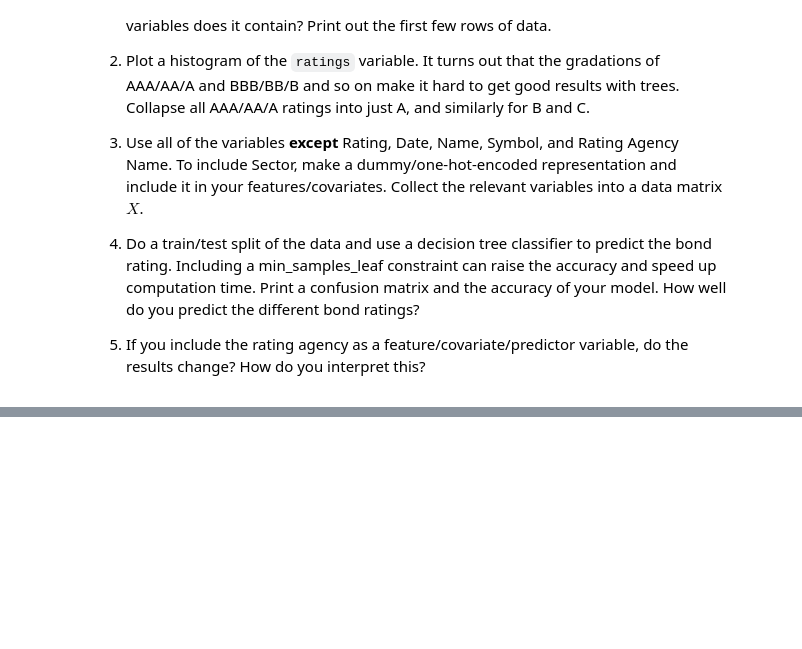
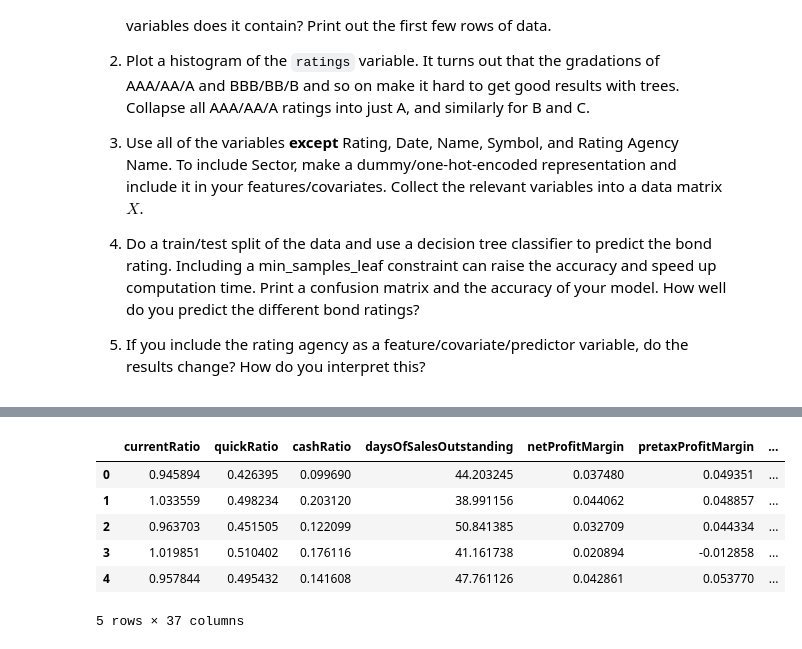
Before and after one commit to miacachion/trees_assignment, a Jupyter notebook: assignment.ipynb, the cells around one changed output, grey strips where cells are left out. Cells and saved outputs as stored; diff of their text form; code cells hidden in the pictures; blank space fills up the shorter version.

```diff
--- a/assignment.ipynb
+++ b/assignment.ipynb
@@ -67,0 +117,14 @@
+# %%
+#3
+
+df2 = df.drop(columns=['Rating', 'Date', 'Name', 'Symbol', 'Rating Agency Name'])
+df2 = pd.get_dummies(df2, columns=['Sector'], drop_first=True)
+df2.head()
+# %% [output]
+|  | currentRatio | quickRatio | cashRatio | daysOfSalesOutstanding | netProfitMargin | pretaxProfitMargin | ... |
+| 0 | 0.945894 | 0.426395 | 0.099690 | 44.203245 | 0.037480 | 0.049351 | ... |
+| 1 | 1.033559 | 0.498234 | 0.203120 | 38.991156 | 0.044062 | 0.048857 | ... |
+| 2 | 0.963703 | 0.451505 | 0.122099 | 50.841385 | 0.032709 | 0.044334 | ... |
+| 3 | 1.019851 | 0.510402 | 0.176116 | 41.161738 | 0.020894 | -0.012858 | ... |
+| 4 | 0.957844 | 0.495432 | 0.141608 | 47.761126 | 0.042861 | 0.053770 | ... |
+5 rows × 37 columns
```
Also changed, not shown: parts of 9 cells of this notebook.
